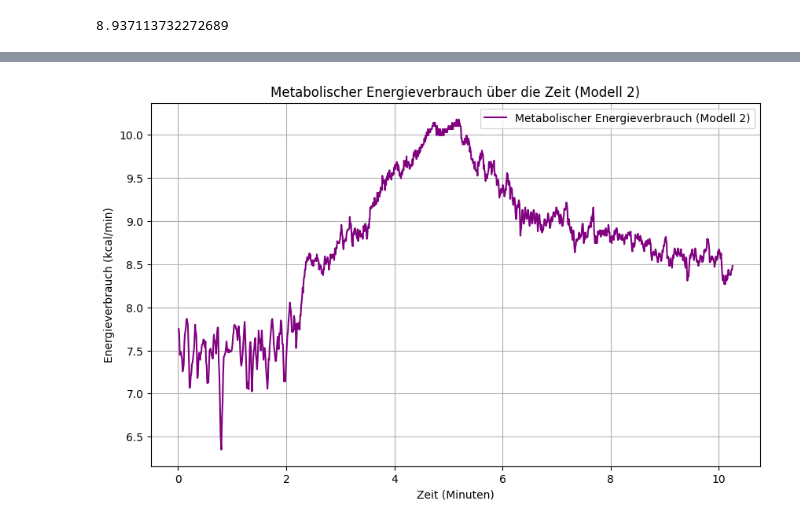
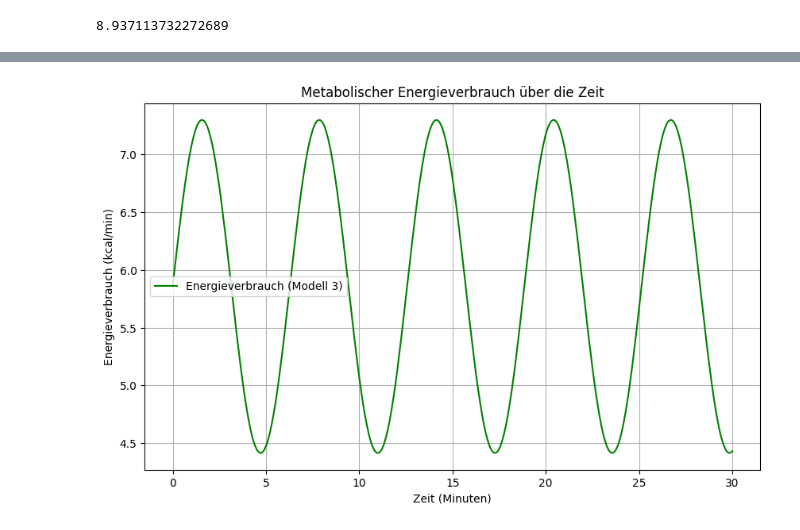
Before and after one commit to tomperg/Biosignalverarbeitung_Selbsthilfegruppe, a Jupyter notebook: MainCode2.ipynb, the cells around one changed output, grey strips where cells are left out. Cells and saved outputs as stored; diff of their text form; code cells hidden in the pictures.

```diff
--- a/MainCode2.ipynb
+++ b/MainCode2.ipynb
@@ -399,7 +399,7 @@ relative_änderung_modell1
 [figure]
 8.937113732272689
 # %%
-# Koeffizienten für Modell 2 aus der Tabelle
+"""# Koeffizienten für Modell 2 aus der Tabelle
 Konstante_modell2 = 0.74  # Konstante
 a_HRR = 0.022  # Koeffizient für HRR
 b_weight = 0.0070  # Koeffizient für Gewicht
@@ -451,5 +451,79 @@ EE_gesamt_kcal_modell2 = np.sum(EE_values_modell2)  # Gesamter Energieverbrauch
 Anteil_Kalorienbedarf_modell2 = (EE_gesamt_kcal_modell2 / Gesamtenergiebedarf) * 100
 
 # Ergebnisse
-EE_gesamt_kcal_modell2, relative_änderung_modell2, Anteil_Kalorienbedarf_modell2
+EE_gesamt_kcal_modell2, relative_änderung_modell2, Anteil_Kalorienbedarf_modell2"""
+
+
+import numpy as np
+import matplotlib.pyplot as plt
+
+# Definition der konstanten Parameter für Modell 3
+Konstante_modell3 = 0.84
+a_HRnet = 0.011
+b_weight = 0.0054
+c_sex = -0.40
+d_activity = -0.73
+HR_weight_interaction = 0.00106
+HR_sex_interaction = 0.010
+HR_activity_interaction = 0.049
+
+# Beispielwerte für die Berechnung
+Geschlecht = 1  # 0 = weiblich, 1 = männlich
+Aktivitätsniveau = 1  # 0 = niedrig, 1 = hoch
+Gewicht = 70  # Gewicht in kg
+Ruheherzfrequenz = 60  # Ruheherzfrequenz in bpm
+
+# Simulierte Herzfrequenzwerte (z. B. während eines 30-minütigen Experiments)
+zeit = np.linspace(0, 30, 300)  # Zeit in Minuten, 300 Messpunkte
+Aktuelle_Herzfrequenz = 100 + 10 * np.sin(zeit)  # Beispielhafte Variation der Herzfrequenz
+
+# Berechnung von HRnet
+HRnet_values = Aktuelle_Herzfrequenz - Ruheherzfrequenz
+
+# Berechnung des Energieverbrauchs pro Minute mit Modell 3
+EE_values_modell3 = (
+    Konstante_modell3
+    + a_HRnet * HRnet_values
+    + b_weight * Gewicht
+    + c_sex * Geschlecht
+    + d_activity * Aktivitätsniveau
+    + HR_weight_interaction * HRnet_values * Gewicht
+    + HR_sex_interaction * HRnet_values * Geschlecht
+    + HR_activity_interaction * HRnet_values * Aktivitätsniveau
+)
+
+# Gesamter Energieverbrauch (kcal) während des Experiments
+Gesamtkalorien = np.sum(EE_values_modell3) * (zeit[1] - zeit[0])
+
+# Umrechnung in verschiedene Einheiten
+Gesamtjoule = Gesamtkalorien * 4184  # 1 kcal = 4184 J
+Kalorien_pro_rittersport = 550  # Beispiel: 550 kcal pro Tafel
+Ritter_sport_tafeln = Gesamtkalorien / Kalorien_pro_rittersport
+
+Kalorien_pro_bier = 200  # Beispiel: 200 kcal pro 500 ml Bier
+Bier_flachen = Gesamtkalorien / Kalorien_pro_bier
+
+# Beispielberechnung des täglichen Kalorienbedarfs
+Alter = 21  # Alter in Jahren
+Groesse = 1.75  # Größe in Metern
+Geschlecht_faktor = 5 if Geschlecht == 1 else -161  # Faktor für Geschlecht
+Kalorienbedarf = 10 * Gewicht + 6.25 * (Groesse * 100) - 5 * Alter + Geschlecht_faktor
+Prozent_kalorienbedarf = (Gesamtkalorien / Kalorienbedarf) * 100
+
+# Ausgabe der Ergebnisse
+print(f"Gesamter Energieverbrauch während des Experiments: {Gesamtkalorien:.2f} kcal")
+print(f"In Joule: {Gesamtjoule:.2f} J")
+print(f"In Ritter-Sport-Tafeln: {Ritter_sport_tafeln:.2f} Tafeln")
+print(f"In Bier: {Bier_flachen:.2f} Flaschen")
+print(f"Prozentualer Anteil am täglichen Kalorienbedarf: {Prozent_kalorienbedarf:.2f}%")
+
+# Plot des Energieverbrauchs über die Zeit
+plt.figure(figsize=(10, 6))
+plt.plot(zeit, EE_values_modell3, label="Energieverbrauch (Modell 3)", color="green")
+plt.xlabel("Zeit (Minuten)")
+plt.ylabel("Energieverbrauch (kcal/min)")
+plt.title("Metabolischer Energieverbrauch über die Zeit")
+plt.legend()
+plt.grid()
+plt.show()
 # %% [output]
@@ -456 +535 @@ EE_gesamt_kcal_modell2, relative_änderung_modell2, Anteil_Kalorienbedarf_modell
-[figure, old version]
+[figure, new version]
```
Also changed, not shown: parts of 1 cell of this notebook.
